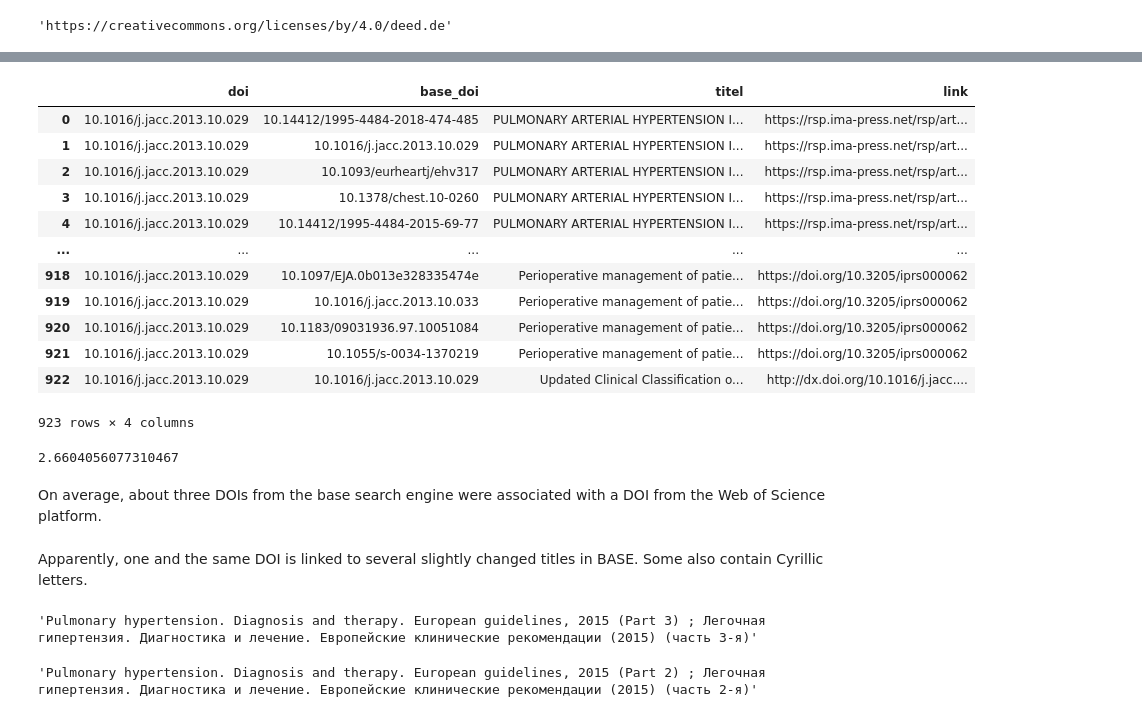
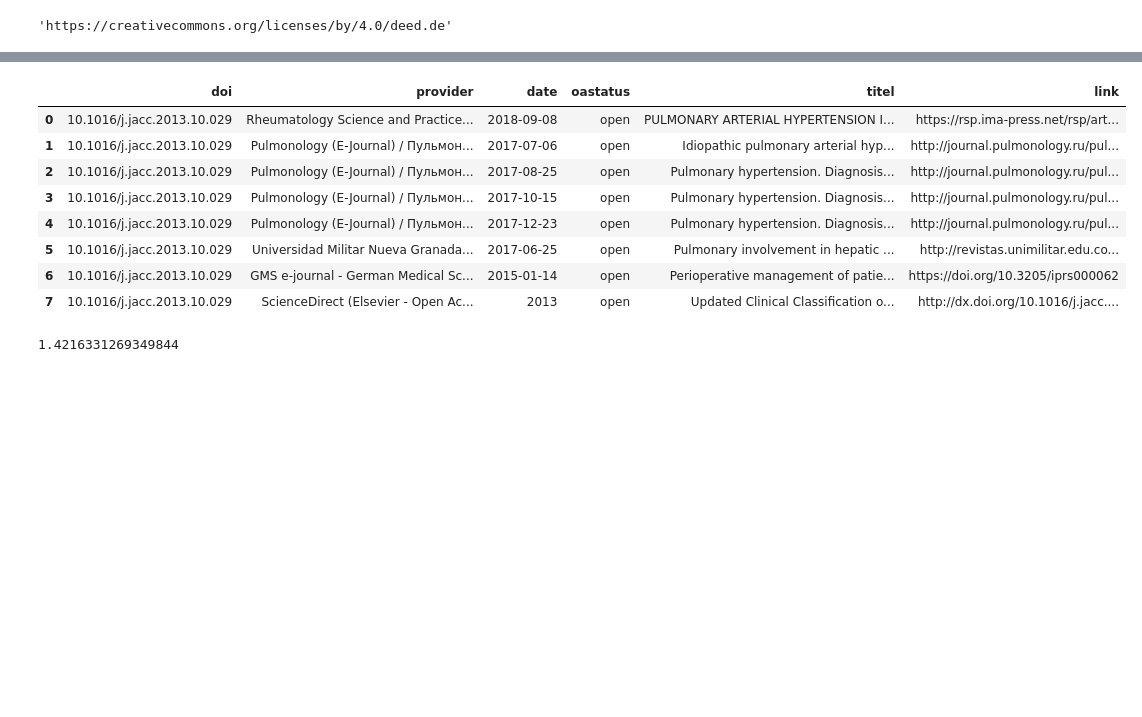
Before and after one commit to naustica/base_dois, a Jupyter notebook: base_dois_overview.ipynb, the cells around one changed output, grey strips where cells are left out. Drawn from its saved outputs; the diff is of its cells as text; code cells hidden in the pictures; blank space fills up the shorter version.

```diff
--- a/base_dois_overview.ipynb
+++ b/base_dois_overview.ipynb
@@ -420,36 +407,20 @@ Interestingly, some DOIs have up to 457 connections to a BASE DOI.
 # %%
 client.query(f"""
-            SELECT doi, base_doi, titel, link
+            SELECT DISTINCT(doi), provider, date, oastatus, titel, link
             FROM {base_table}, UNNEST(base_doi) as base_doi
             WHERE doi="10.1016/j.jacc.2013.10.029"
             """).to_dataframe()
 # %% [output]
-|  | doi | base_doi | titel | link |
-| 0 | 10.1016/j.jacc.2013.10.029 | 10.14412/1995-4484-2018-474-485 | PULMONARY ARTERIAL HYPERTENSION I... | https://rsp.ima-press.net/rsp/art... |
-| 1 | 10.1016/j.jacc.2013.10.029 | 10.1016/j.jacc.2013.10.029 | PULMONARY ARTERIAL HYPERTENSION I... | https://rsp.ima-press.net/rsp/art... |
-| 2 | 10.1016/j.jacc.2013.10.029 | 10.1093/eurheartj/ehv317 | PULMONARY ARTERIAL HYPERTENSION I... | https://rsp.ima-press.net/rsp/art... |
-| 3 | 10.1016/j.jacc.2013.10.029 | 10.1378/chest.10-0260 | PULMONARY ARTERIAL HYPERTENSION I... | https://rsp.ima-press.net/rsp/art... |
-| 4 | 10.1016/j.jacc.2013.10.029 | 10.14412/1995-4484-2015-69-77 | PULMONARY ARTERIAL HYPERTENSION I... | https://rsp.ima-press.net/rsp/art... |
-| ... | ... | ... | ... | ... |
-| 918 | 10.1016/j.jacc.2013.10.029 | 10.1097/EJA.0b013e328335474e | Perioperative management of patie... | https://doi.org/10.3205/iprs000062 |
-| 919 | 10.1016/j.jacc.2013.10.029 | 10.1016/j.jacc.2013.10.033 | Perioperative management of patie... | https://doi.org/10.3205/iprs000062 |
-| 920 | 10.1016/j.jacc.2013.10.029 | 10.1183/09031936.97.10051084 | Perioperative management of patie... | https://doi.org/10.3205/iprs000062 |
-| 921 | 10.1016/j.jacc.2013.10.029 | 10.1055/s-0034-1370219 | Perioperative management of patie... | https://doi.org/10.3205/iprs000062 |
-| 922 | 10.1016/j.jacc.2013.10.029 | 10.1016/j.jacc.2013.10.029 | Updated Clinical Classification o... | http://dx.doi.org/10.1016/j.jacc.... |
+|  | doi | provider | date | oastatus | titel | link |
+| 0 | 10.1016/j.jacc.2013.10.029 | Rheumatology Science and Practice... | 2018-09-08 | open | PULMONARY ARTERIAL HYPERTENSION I... | https://rsp.ima-press.net/rsp/art... |
+| 1 | 10.1016/j.jacc.2013.10.029 | Pulmonology (E-Journal) / Пульмон... | 2017-07-06 | open | Idiopathic pulmonary arterial hyp... | http://journal.pulmonology.ru/pul... |
+| 2 | 10.1016/j.jacc.2013.10.029 | Pulmonology (E-Journal) / Пульмон... | 2017-08-25 | open | Pulmonary hypertension. Diagnosis... | http://journal.pulmonology.ru/pul... |
+| 3 | 10.1016/j.jacc.2013.10.029 | Pulmonology (E-Journal) / Пульмон... | 2017-10-15 | open | Pulmonary hypertension. Diagnosis... | http://journal.pulmonology.ru/pul... |
+| 4 | 10.1016/j.jacc.2013.10.029 | Pulmonology (E-Journal) / Пульмон... | 2017-12-23 | open | Pulmonary hypertension. Diagnosis... | http://journal.pulmonology.ru/pul... |
+| 5 | 10.1016/j.jacc.2013.10.029 | Universidad Militar Nueva Granada... | 2017-06-25 | open | Pulmonary involvement in hepatic ... | http://revistas.unimilitar.edu.co... |
+| 6 | 10.1016/j.jacc.2013.10.029 | GMS e-journal - German Medical Sc... | 2015-01-14 | open | Perioperative management of patie... | https://doi.org/10.3205/iprs000062 |
+| 7 | 10.1016/j.jacc.2013.10.029 | ScienceDirect (Elsevier - Open Ac... | 2013 | open | Updated Clinical Classification o... | http://dx.doi.org/10.1016/j.jacc.... |
-923 rows × 4 columns
 # %%
-base_doi_df.n.mean()
+base_doi_df.number_of_titles.mean()
 # %% [output]
-2.6604056077310467
+1.4216331269349844
-# %% [markdown]
-On average, about three DOIs from the base search engine were associated with a DOI from the Web of Science platform.
-# %% [markdown]
-Apparently, one and the same DOI is linked to several slightly changed titles in BASE. Some also contain Cyrillic letters.
-# %%
-base_doi_df.loc[3].titel
-# %% [output]
-'Pulmonary hypertension. Diagnosis and therapy. European guidelines, 2015 (Part 3) ; Легочная гипертензия. Диагностика и лечение. Европейские клинические рекомендации (2015) (часть 3-я)'
-# %%
-base_doi_df.loc[10].titel
-# %% [output]
-'Pulmonary hypertension. Diagnosis and therapy. European guidelines, 2015 (Part 2) ; Легочная гипертензия. Диагностика и лечение. Европейские клинические рекомендации (2015) (часть 2-я)'
```
Also changed, not shown: parts of 22 cells of this notebook, 1 other file.
